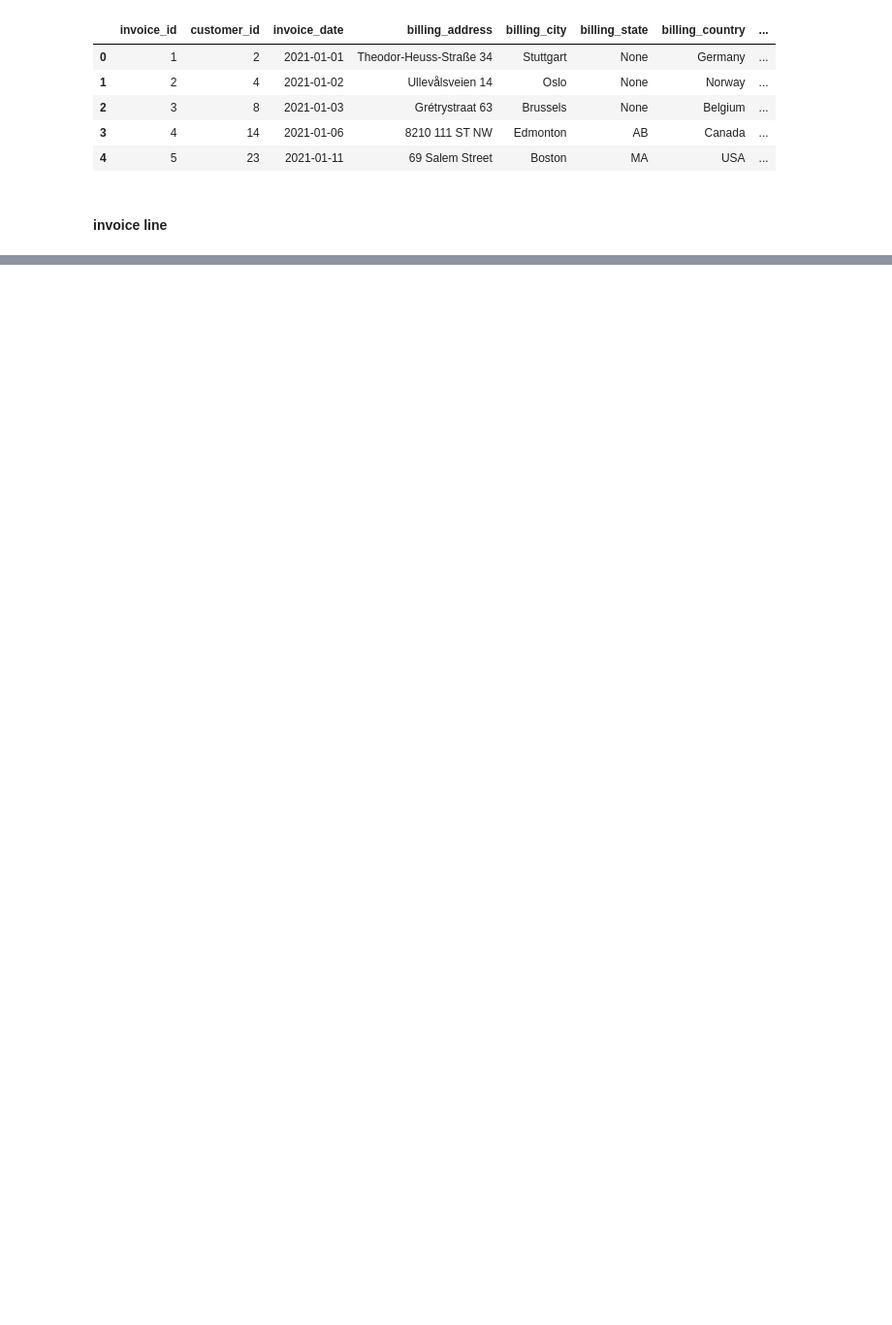
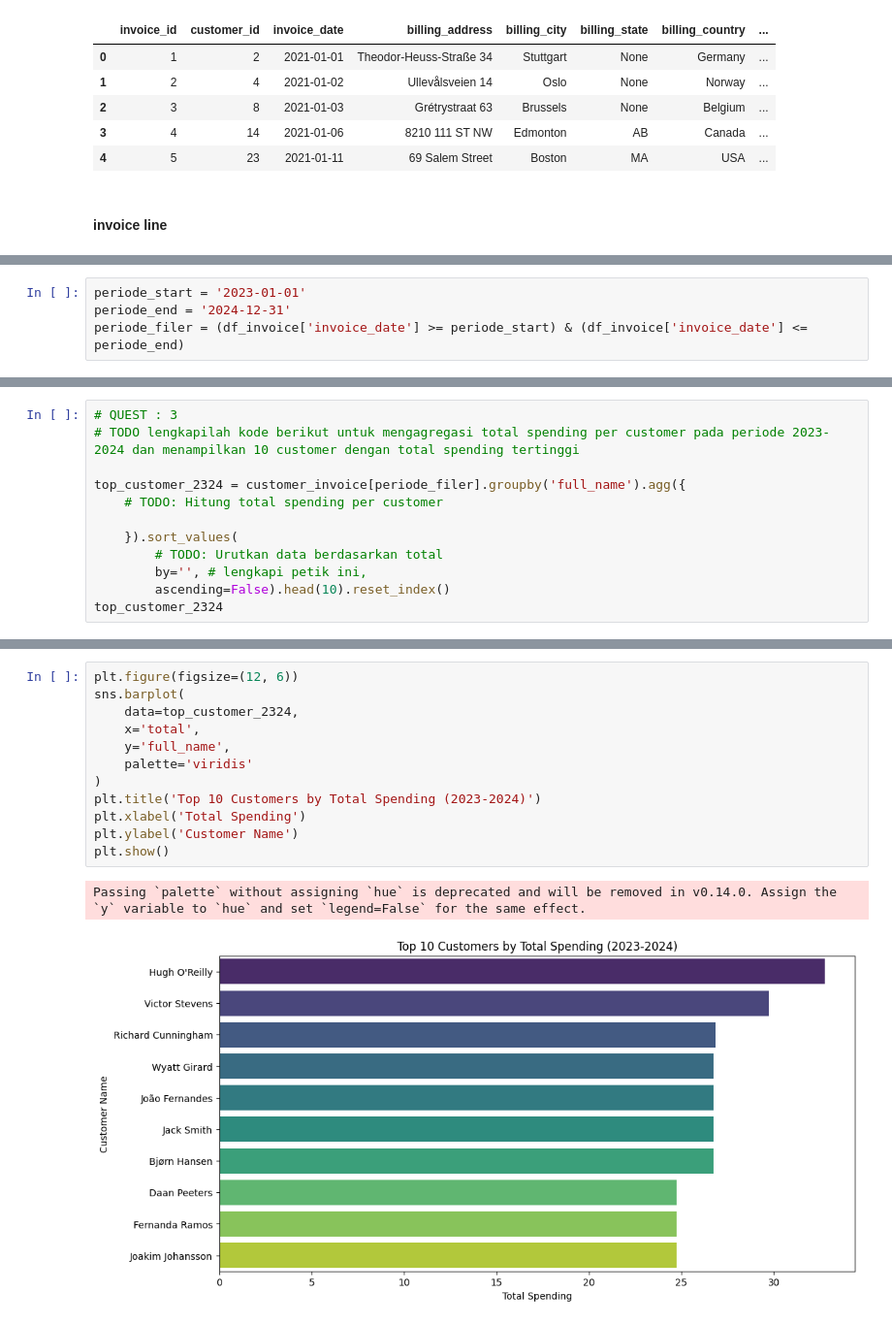
Before and after one commit to yosefin05/haloinkubasi, a Jupyter notebook: notebook.ipynb, the cells around one changed output, grey strips where cells are left out. Shown at 97% size. Drawn from its saved outputs; the diff is of its cells as text; blank space fills up the shorter version.

```diff
--- a/notebook.ipynb
+++ b/notebook.ipynb
@@ -166,0 +737,4 @@ df_customer.head()
+# %%
+periode_start = '2023-01-01'
+periode_end = '2024-12-31'
+periode_filer = (df_invoice['invoice_date'] >= periode_start) & (df_invoice['invoice_date'] <= periode_end)
@@ -166,0 +770,12 @@ df_customer.head()
+# %%
+# QUEST : 3
+# TODO lengkapilah kode berikut untuk mengagregasi total spending per customer pada periode 2023-2024 dan menampilkan 10 customer dengan total spending tertinggi
+
+top_customer_2324 = customer_invoice[periode_filer].groupby('full_name').agg({
+    # TODO: Hitung total spending per customer
+
+    }).sort_values(
+        # TODO: Urutkan data berdasarkan total
+        by='', # lengkapi petik ini,
+        ascending=False).head(10).reset_index()
+top_customer_2324
@@ -166,0 +794,15 @@ df_customer.head()
+# %%
+plt.figure(figsize=(12, 6))
+sns.barplot(
+    data=top_customer_2324,
+    x='total',
+    y='full_name',
+    palette='viridis'
+)
+plt.title('Top 10 Customers by Total Spending (2023-2024)')
+plt.xlabel('Total Spending')
+plt.ylabel('Customer Name')
+plt.show()
+# %% [output]
+Passing `palette` without assigning `hue` is deprecated and will be removed in v0.14.0. Assign the `y` variable to `hue` and set `legend=False` for the same effect.
+[figure, added]
```
Also changed, not shown: parts of 151 cells of this notebook.
